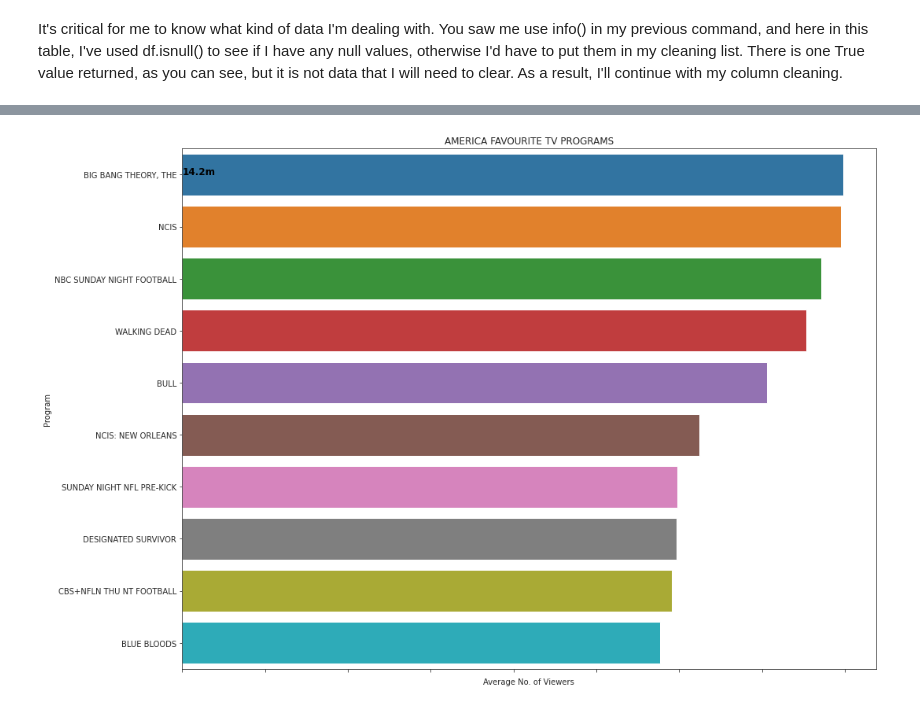
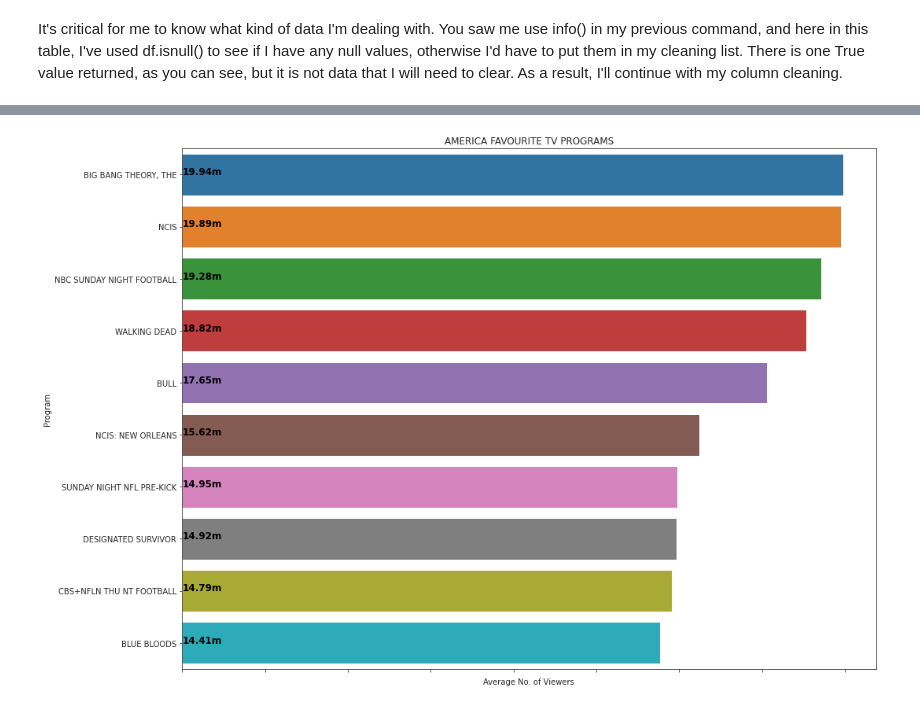
Before and after one commit to SagarSitaula1/Data-Visual, a Jupyter notebook: Master.ipynb, the cells around one changed output, grey strips where cells are left out. Saved outputs shown, nothing was run; the diff lists cells and outputs as text; code cells hidden in the pictures.

```diff
--- a/Master.ipynb
+++ b/Master.ipynb
@@ -108,13 +108 @@ plt.show()
 <Figure size 2880x1440 with 0 Axes>
-# %%
-plt.rcParams["figure.figsize"] = [15, 10]
-plt.rcParams["figure.autolayout"] = True
-sns.set_style('ticks')
-ax = sns.barplot(data = df, x='Average No. of Viewers', y="Program",)
-ax.set_xticklabels(ax.get_xticklabels(),rotation = 60)
-ax.set_title('AMERICA FAVOURITE TV PROGRAMS')
-plt.text(1+7, 0,"14.2m",horizontalalignment='left', size='large', color='black', weight='semibold')
-
-plt.show()
-# %% [output]
-[figure, removed]
@@ -130,0 +109,24 @@ plt.show()
+# %%
+plt.rcParams["figure.figsize"] = [15, 10]
+plt.rcParams["figure.autolayout"] = True
+sns.set_style('ticks')
+ax = sns.barplot(data = df, x='Average No. of Viewers', y="Program",)
+ax.set_xticklabels(ax.get_xticklabels(),rotation = 60)
+ax.set_title('AMERICA FAVOURITE TV PROGRAMS')
+
+plt.text(30, 0,"19.94m",horizontalalignment='left', size='large', color='black', weight='semibold')
+plt.text(1+7, 1,"19.89m",horizontalalignment='left', size='large', color='black', weight='semibold')
+plt.text(1+7, 2,"19.28m",horizontalalignment='left', size='large', color='black', weight='semibold')
+plt.text(1+7, 3,"18.82m",horizontalalignment='left', size='large', color='black', weight='semibold')
+plt.text(1+7, 4,"17.65m",horizontalalignment='left', size='large', color='black', weight='semibold')
+plt.text(1+7, 5,"15.62m",horizontalalignment='left', size='large', color='black', weight='semibold')
+plt.text(1+7, 6,"14.95m",horizontalalignment='left', size='large', color='black', weight='semibold')
+plt.text(1+7, 7,"14.92m",horizontalalignment='left', size='large', color='black', weight='semibold')
+plt.text(1+7, 8,"14.79m",horizontalalignment='left', size='large', color='black', weight='semibold')
+plt.text(1+7, 9,"14.41m",horizontalalignment='left', size='large', color='black', weight='semibold')
+
+
+
+plt.show()
+# %% [output]
+[figure, added]
```
Also changed, not shown: parts of 3 cells of this notebook.
